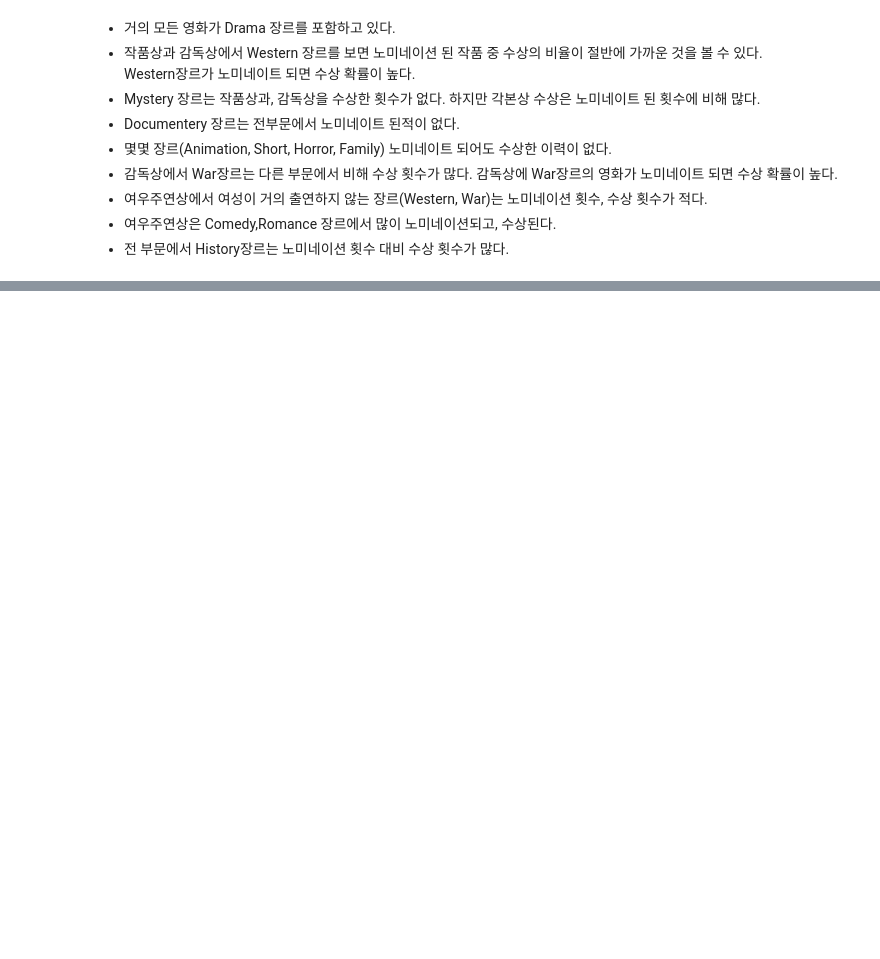
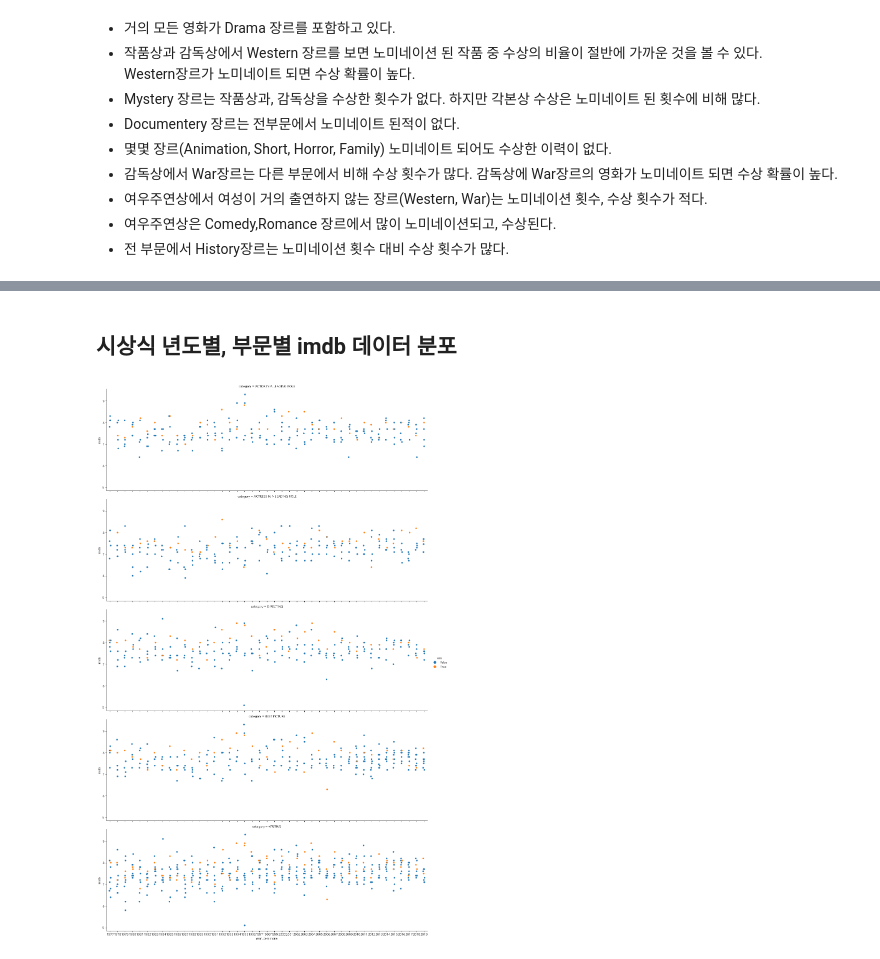
Before and after one commit to kse0202/predicting_Oscar_winner, a Jupyter notebook: oscar_EDA.ipynb, the cells around one changed output, grey strips where cells are left out. Drawn from its saved outputs; the diff is of its cells as text; code cells hidden in the pictures; blank space fills up the shorter version.

```diff
--- a/oscar_EDA.ipynb
+++ b/oscar_EDA.ipynb
@@ -262,0 +297,9 @@ plt.show()
+# %% [markdown]
+## 시상식 년도별, 부문별 imdb 데이터 분포
+# %%
+
+g = sns.catplot(x="year_ceremony", y="imdb", hue="win",
+                row = "category" , data=final,
+                height=5, aspect=3)
+# %% [output]
+[figure, added]
```
Also changed, not shown: parts of 25 cells of this notebook.
